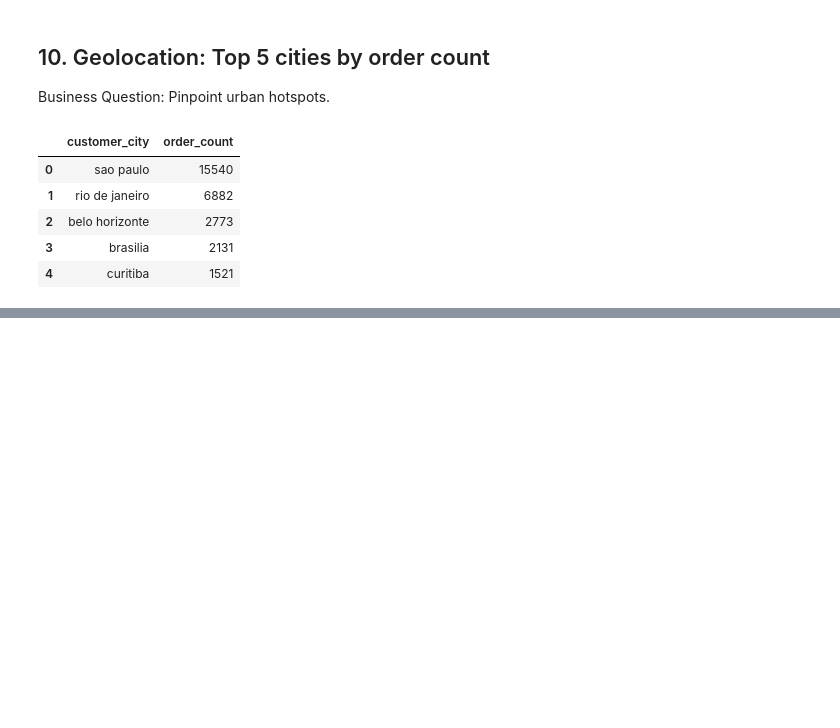
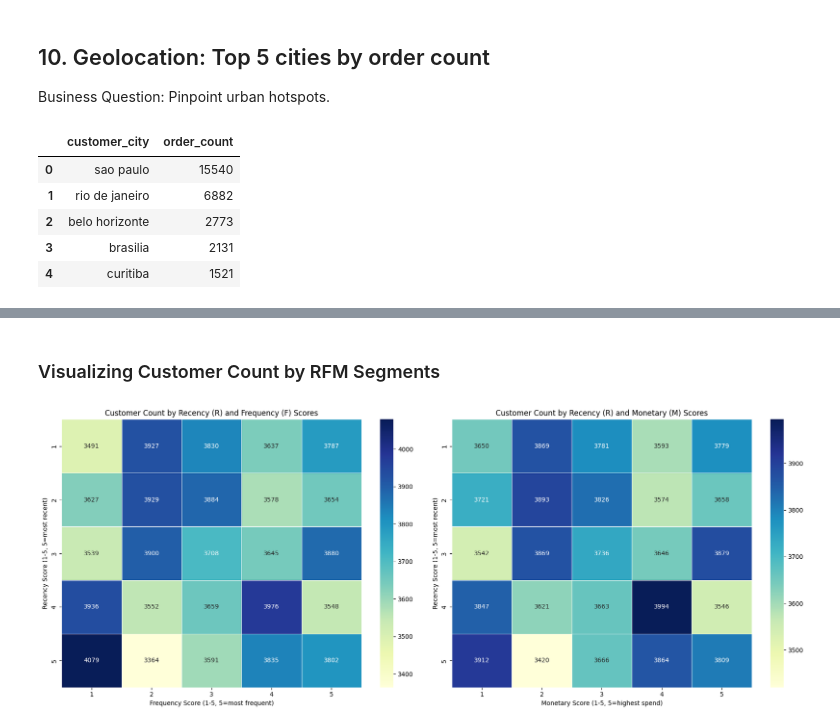
Before and after one commit to Azarbaad/Data_analytics, a Jupyter notebook: sql_brazilian_ecommerce.ipynb, the cells around one changed output, grey strips where cells are left out. Drawn from its saved outputs; the diff is of its cells as text; code cells hidden in the pictures; blank space fills up the shorter version.

```diff
--- a/sql_brazilian_ecommerce.ipynb
+++ b/sql_brazilian_ecommerce.ipynb
@@ -816,0 +870,31 @@ display(DataTable(result))
+# %% [markdown]
+### Visualizing Customer Count by RFM Segments
+# %%
+import matplotlib.pyplot as plt
+import seaborn as sns
+
+# Pivot the data for R vs F heatmap, using sum as aggregation function
+rf_pivot = result.pivot_table(index='r_score', columns='f_score', values='customer_count', aggfunc='sum', fill_value=0)
+
+# Pivot the data for R vs M heatmap, using sum as aggregation function
+rm_pivot = result.pivot_table(index='r_score', columns='m_score', values='customer_count', aggfunc='sum', fill_value=0)
+
+# Create a figure with two subplots
+fig, axes = plt.subplots(1, 2, figsize=(18, 7))
+
+# Heatmap for Recency vs Frequency
+sns.heatmap(rf_pivot, cmap='YlGnBu', annot=True, fmt='d', linewidths=.5, ax=axes[0])
+axes[0].set_title('Customer Count by Recency (R) and Frequency (F) Scores')
+axes[0].set_xlabel('Frequency Score (1-5, 5=most frequent)')
+axes[0].set_ylabel('Recency Score (1-5, 5=most recent)')
+
+# Heatmap for Recency vs Monetary
+sns.heatmap(rm_pivot, cmap='YlGnBu', annot=True, fmt='d', linewidths=.5, ax=axes[1])
+axes[1].set_title('Customer Count by Recency (R) and Monetary (M) Scores')
+axes[1].set_xlabel('Monetary Score (1-5, 5=highest spend)')
+axes[1].set_ylabel('Recency Score (1-5, 5=most recent)')
+
+plt.tight_layout()
+plt.show()
+# %% [output]
+[figure, added]
```
Also changed, not shown: parts of 18 cells of this notebook.
